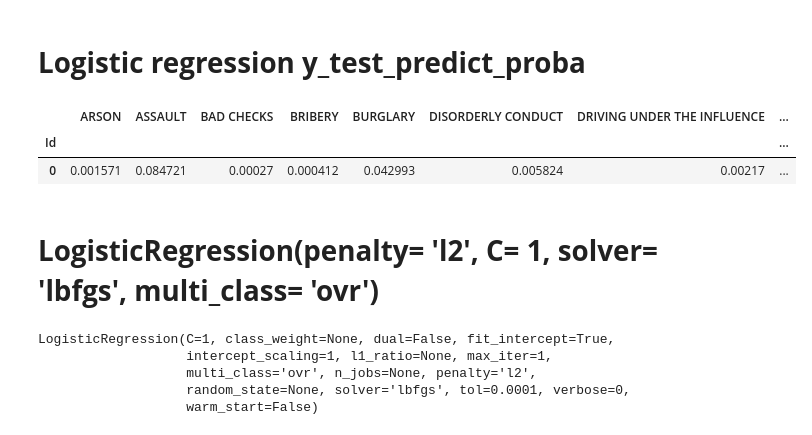
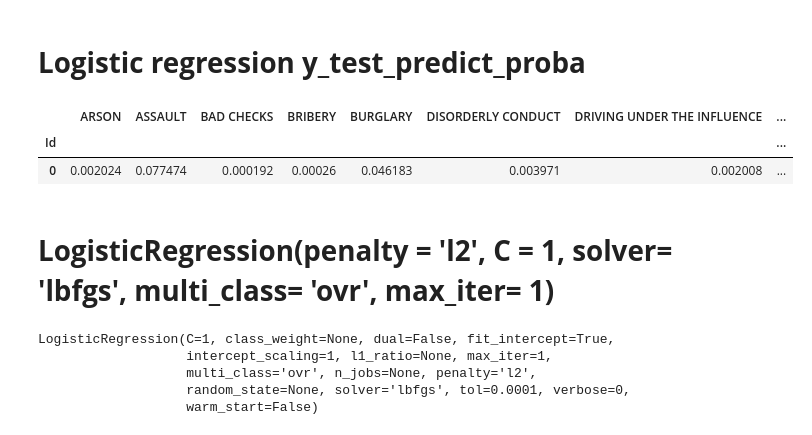
Before and after one commit to m-shahpouri/machine-learning, a Jupyter notebook: Project/san_francisco_crime_classification.ipynb, the cells around one changed output. Cells and saved outputs as stored; diff of their text form; code cells hidden in the pictures.

```diff
--- a/Project/san_francisco_crime_classification.ipynb
+++ b/Project/san_francisco_crime_classification.ipynb
@@ -757,12 +734,13 @@ logisticRegressionModelPredict = logisticRegressionModel.predict(X_test)
 logisticRegressionModelPredictProba = logisticRegressionModel.predict_proba(X_test)
 # %%
 logisticRegressionModelPredictProba = pd.DataFrame(logisticRegressionModelPredictProba,
-                                                   columns=labelEncoderCategory.inverse_transform(np.linspace(0, 38, 39, dtype='int16')), index=test.index)
+                                                   columns=labelEncoderCategory.inverse_transform(np.linspace(0, 38, 39, dtype='int16')),
+                                                   index=test.index)
 logisticRegressionModelPredictProba.head(1)
 # %% [output]
 |  | ARSON | ASSAULT | BAD CHECKS | BRIBERY | BURGLARY | DISORDERLY CONDUCT | DRIVING UNDER THE INFLUENCE | ... |
 | Id |  |  |  |  |  |  |  | ... |
-| 0 | 0.001571 | 0.084721 | 0.00027 | 0.000412 | 0.042993 | 0.005824 | 0.00217 | ... |
+| 0 | 0.002024 | 0.077474 | 0.000192 | 0.00026 | 0.046183 | 0.003971 | 0.002008 | ... |
 # %% [markdown]
-# **LogisticRegression(penalty= 'l2', C= 1, solver= 'lbfgs', multi_class= 'ovr')**
+# **LogisticRegression(penalty = 'l2', C = 1, solver= 'lbfgs', multi_class= 'ovr', max_iter= 1)**
 # %%
```
Also changed, not shown: parts of 65 cells of this notebook, 3 other files.
